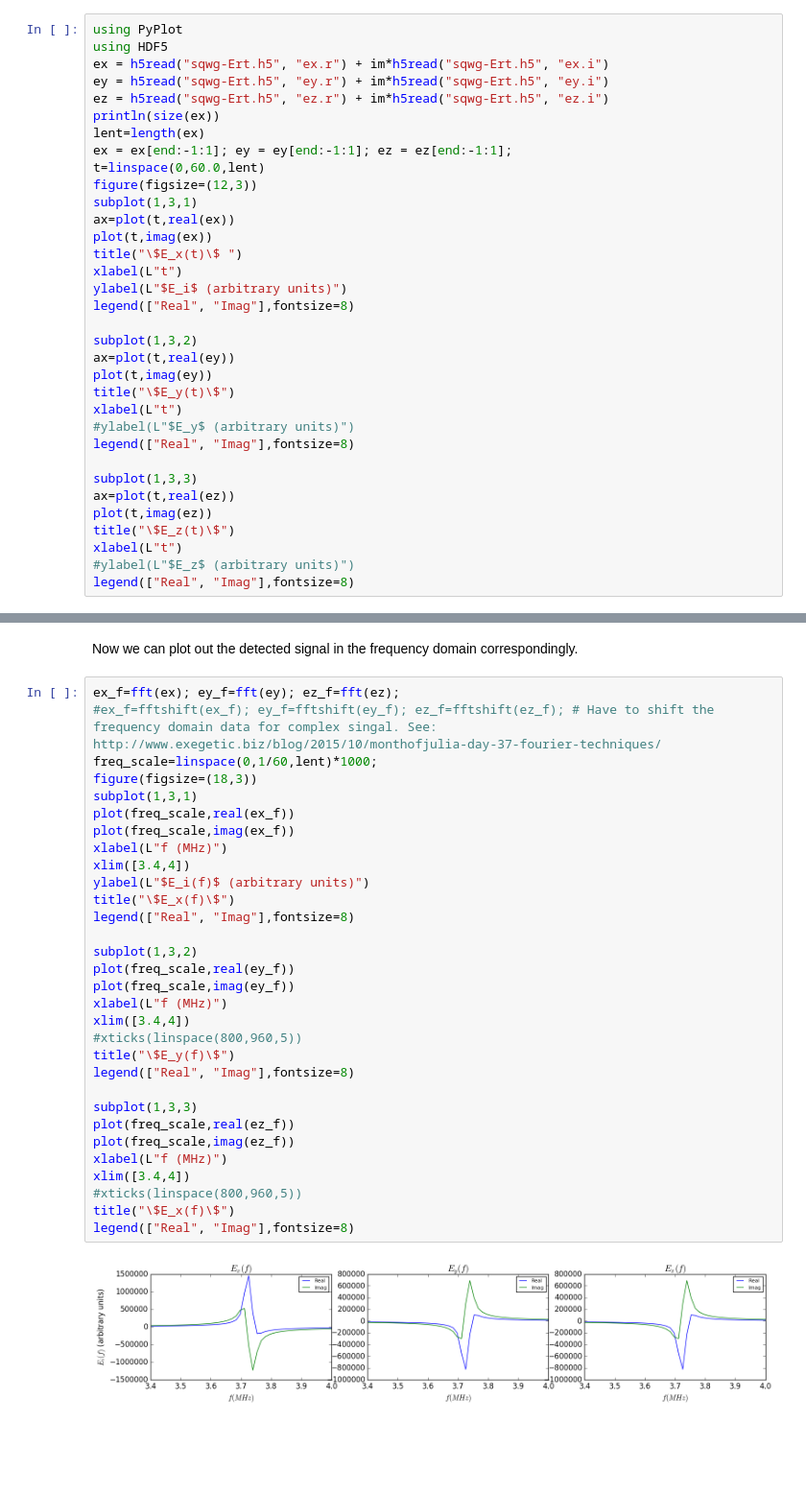
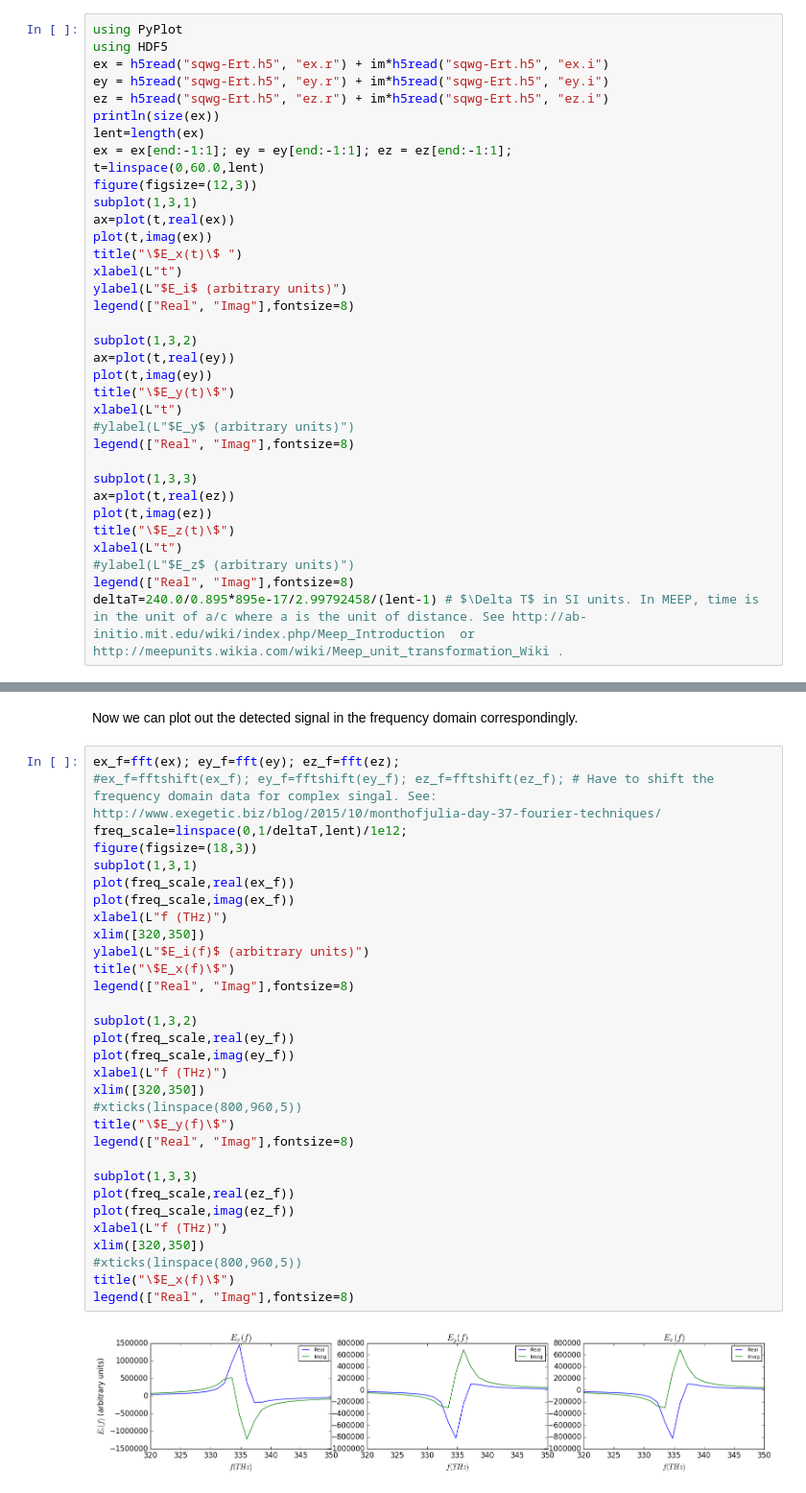
Before and after one commit to i2000s/simnanophotonics, a Jupyter notebook: sqwg.ipynb, the cells around one changed output, grey strips where cells are left out. Shown at 96% size. Cells and saved outputs as stored; diff of their text form; blank space fills up the shorter version.

```diff
--- a/sqwg.ipynb
+++ b/sqwg.ipynb
@@ -338,6 +338,7 @@ title("\$E_z(t)\$")
 xlabel(L"t")
 #ylabel(L"$E_z$ (arbitrary units)")
 legend(["Real", "Imag"],fontsize=8)
+deltaT=240.0/0.895*895e-17/2.99792458/(lent-1) # $\Delta T$ in SI units. In MEEP, time is in the unit of a/c where a is the unit of distance. See http://ab-initio.mit.edu/wiki/index.php/Meep_Introduction  or http://meepunits.wikia.com/wiki/Meep_unit_transformation_Wiki .
 # %% [output]
 [figure]
 (1200,)
@@ -347,34 +348,34 @@ Now we can plot out the detected signal in the frequency domain correspondingly.
 # %%
 ex_f=fft(ex); ey_f=fft(ey); ez_f=fft(ez);
 #ex_f=fftshift(ex_f); ey_f=fftshift(ey_f); ez_f=fftshift(ez_f); # Have to shift the frequency domain data for complex singal. See: http://www.exegetic.biz/blog/2015/10/monthofjulia-day-37-fourier-techniques/
-freq_scale=linspace(0,1/60,lent)*1000;
+freq_scale=linspace(0,1/deltaT,lent)/1e12;
 figure(figsize=(18,3))
 subplot(1,3,1)
 plot(freq_scale,real(ex_f))
 plot(freq_scale,imag(ex_f))
-xlabel(L"f (MHz)")
-xlim([3.4,4])
+xlabel(L"f (THz)")
+xlim([320,350])
 ylabel(L"$E_i(f)$ (arbitrary units)")
 title("\$E_x(f)\$")
 legend(["Real", "Imag"],fontsize=8)
 
 subplot(1,3,2)
 plot(freq_scale,real(ey_f))
 plot(freq_scale,imag(ey_f))
-xlabel(L"f (MHz)")
-xlim([3.4,4])
+xlabel(L"f (THz)")
+xlim([320,350])
 #xticks(linspace(800,960,5))
 title("\$E_y(f)\$")
 legend(["Real", "Imag"],fontsize=8)
 
 subplot(1,3,3)
 plot(freq_scale,real(ez_f))
 plot(freq_scale,imag(ez_f))
-xlabel(L"f (MHz)")
-xlim([3.4,4])
+xlabel(L"f (THz)")
+xlim([320,350])
 #xticks(linspace(800,960,5))
 title("\$E_x(f)\$")
 legend(["Real", "Imag"],fontsize=8)
 # %% [output]
-[figure, old version]
+[figure, new version]
 PyObject <matplotlib.legend.Legend object at 0x...>
```
Also changed, not shown: parts of 5 cells of this notebook, 1 other file.
